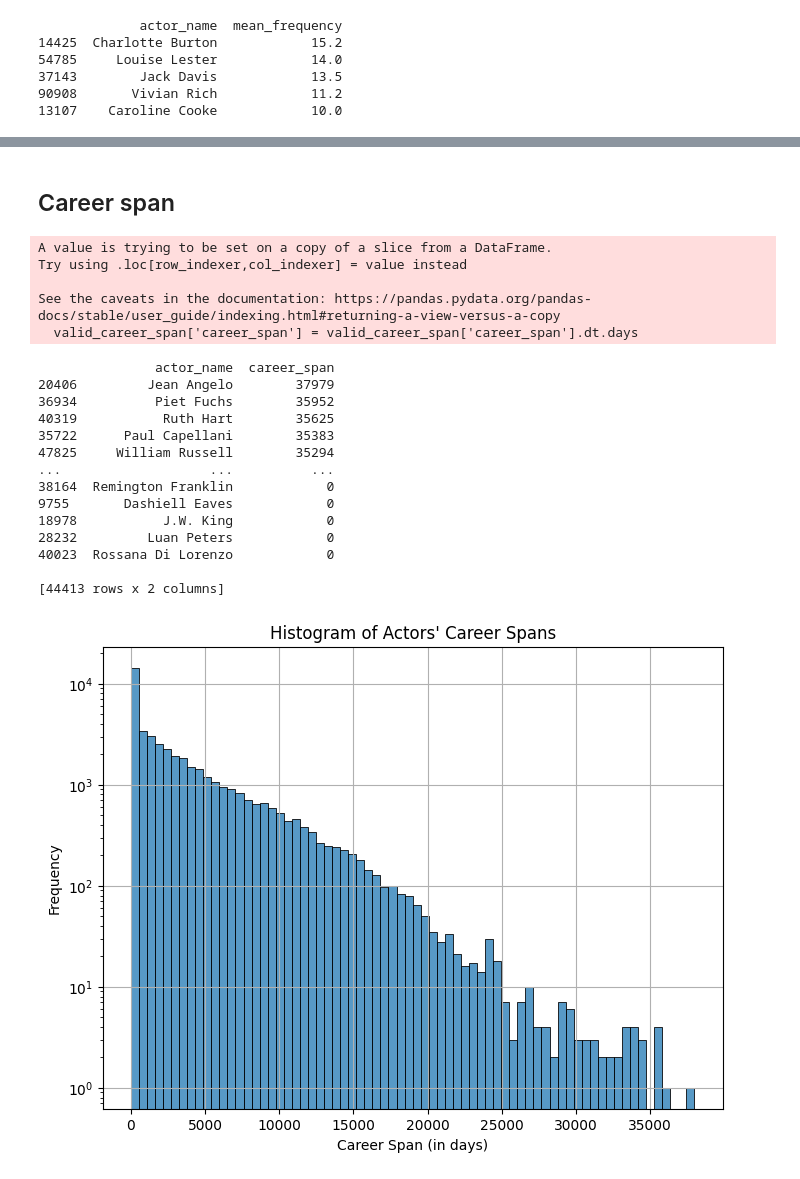
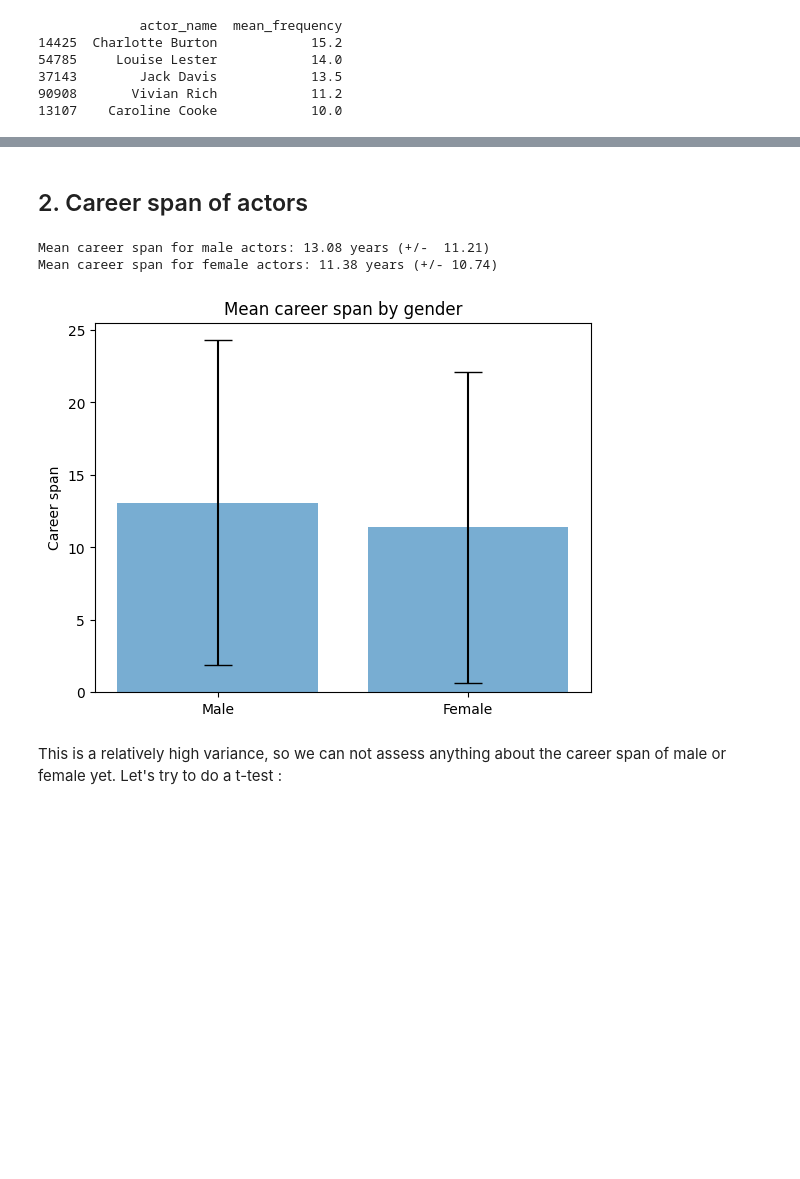
Before and after one commit to epfl-ada/ada-2023-project-datacuisiniers, a Jupyter notebook: p2_Malo.ipynb, the cells around one changed output, grey strips where cells are left out. Cells and saved outputs as stored; diff of their text form; code cells hidden in the pictures; blank space fills up the shorter version.

```diff
--- a/p2_Malo.ipynb
+++ b/p2_Malo.ipynb
@@ -113,47 +144,47 @@ By highlighting that, we could assess that taking into account the period at whi
 # %% [markdown]
-## Career span
+## 2. Career span of actors
 # %%
 character_df['release_date'] = pd.to_datetime(character_df['release_date'], errors='coerce')
 
-actor_counts = character_df.groupby('actor_name').size().reset_index(name='appearance_count')
-actors_multi_appearances = actor_counts[actor_counts['appearance_count'] > 1]
-actor_multiple_appearances = character_df[character_df['actor_name'].isin(actors_multi_appearances['actor_name'])]
+# Group by actor_name to find their first and last appearance
+actor_span = character_df.groupby('actor_name')['release_date'].agg(['min', 'max']).reset_index()
 
-actor_career_span = actor_multiple_appearances.groupby('actor_name')['release_date'].agg(['min', 'max']).reset_index()
-actor_career_span['career_span'] = actor_career_span['max'] - actor_career_span['min']
-actor_career_span = actor_career_span[actor_career_span['actor_name'].isin(actors_multi_appearances['actor_name'])]
+# Calculate career span in years
+actor_span['career_span'] = (actor_span['max'] - actor_span['min']).dt.days / 365
 
-sorted_actor_span = actor_career_span.sort_values(by='career_span', ascending=False)
+# Remove actors who appeared only once
+actor_career_span = actor_first_last[actor_first_last['career_span'].notnull()]
+actor_career_span = actor_career_span[(actor_career_span['career_span'] != 0) & (actor_career_span['career_span'] < 50)]
+actor_career_span = actor_career_span.merge(character_df[['actor_name', 'gender']], on='actor_name', how='inner')
+actor_career_span = actor_career_span.drop_duplicates(subset=['actor_name', 'career_span', 'gender'])
 
-valid_career_span = sorted_actor_span.dropna(subset=['career_span'])
-valid_career_span['career_span'] = valid_career_span['career_span'].dt.days
-print(valid_career_span[['actor_name', 'career_span']])
+male_actors = actor_career_span[actor_career_span['gender'] == 'M']
+female_actors = actor_career_span[actor_career_span['gender'] == 'F']
 
-plt.figure(figsize=(8, 6))
-sns.histplot(valid_career_span['career_span'], bins=70, log = True, edgecolor='black')
-plt.xlabel('Career Span (in days)')
-plt.ylabel('Frequency')
-plt.title('Histogram of Actors\' Career Spans')
-plt.grid(True)
+# Calculate mean career span for male and female actors and std and plot with confidence intervals
+mean_career_span_male = male_actors['career_span'].mean()
+std_career_span_male = male_actors['career_span'].std()
+mean_career_span_female = female_actors['career_span'].mean()
+std_career_span_female = female_actors['career_span'].std()
+
+print(f"Mean career span for male actors: {mean_career_span_male:.2f} years (+/-  {std_career_span_male:.2f}) ")
+print(f"Mean career span for female actors: {mean_career_span_female:.2f} years (+/- {std_career_span_female:.2f}) ")
+
+labels = ['Male', 'Female']
+means = [mean_career_span_male, mean_career_span_female]
+stds = [std_career_span_male, std_career_span_female]
+
+x_pos = range(len(labels))
+
+plt.bar(x_pos, means, yerr=stds, align='center', alpha=0.6, ecolor='black', capsize=10)
+plt.xticks(x_pos, labels)
+plt.ylabel('Career span')
+plt.title('Mean career span by gender')
+
 plt.show()
 # %% [output]
-A value is trying to be set on a copy of a slice from a DataFrame.
-Try using .loc[row_indexer,col_indexer] = value instead
-
-See the caveats in the documentation: https://pandas.pydata.org/pandas-docs/stable/user_guide/indexing.html#returning-a-view-versus-a-copy
-  valid_career_span['career_span'] = valid_career_span['career_span'].dt.days
+Mean career span for male actors: 13.08 years (+/-  11.21)
+Mean career span for female actors: 11.38 years (+/- 10.74)
-               actor_name  career_span
-20406         Jean Angelo        37979
-36934          Piet Fuchs        35952
-40319           Ruth Hart        35625
-35722      Paul Capellani        35383
-47825     William Russell        35294
-...                   ...          ...
-38164  Remington Franklin            0
-9755       Dashiell Eaves            0
-18978           J.W. King            0
-28232         Luan Peters            0
-40023  Rossana Di Lorenzo            0
-
-[44413 rows x 2 columns]
-[figure, old version]
+[figure, new version]
+# %% [markdown]
+This is a relatively high variance, so we can not assess anything about the career span of male or female yet. Let's try to do a t-test :
```
Also changed, not shown: parts of 25 cells of this notebook.
